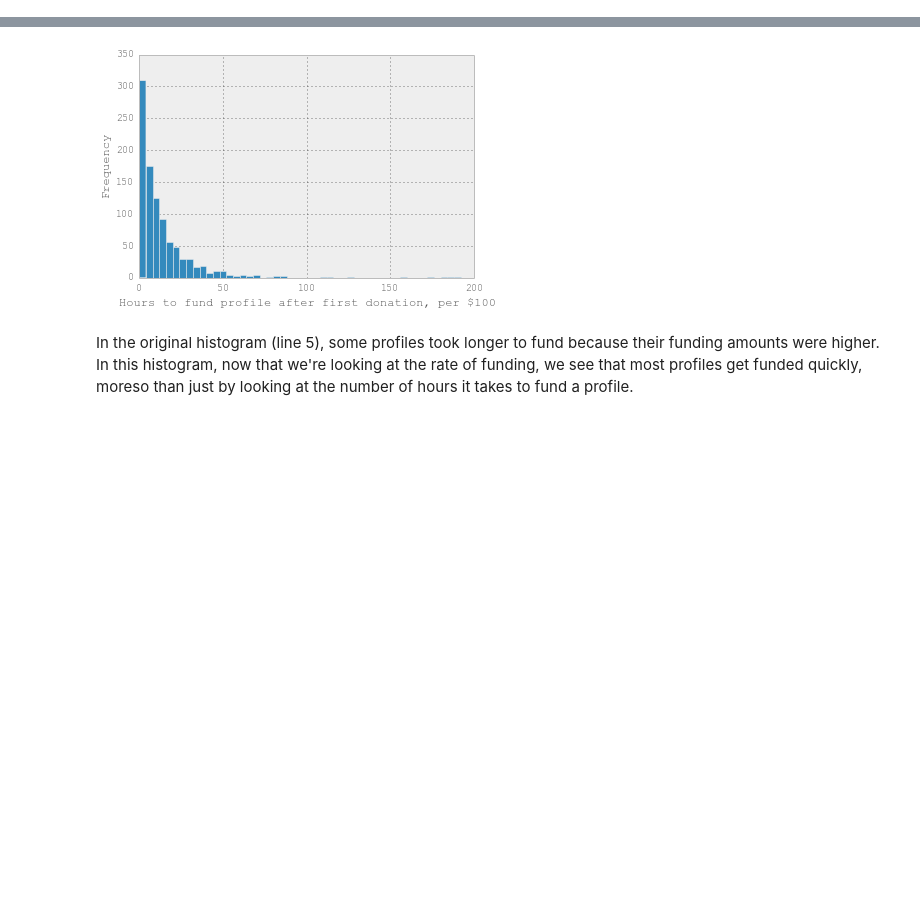
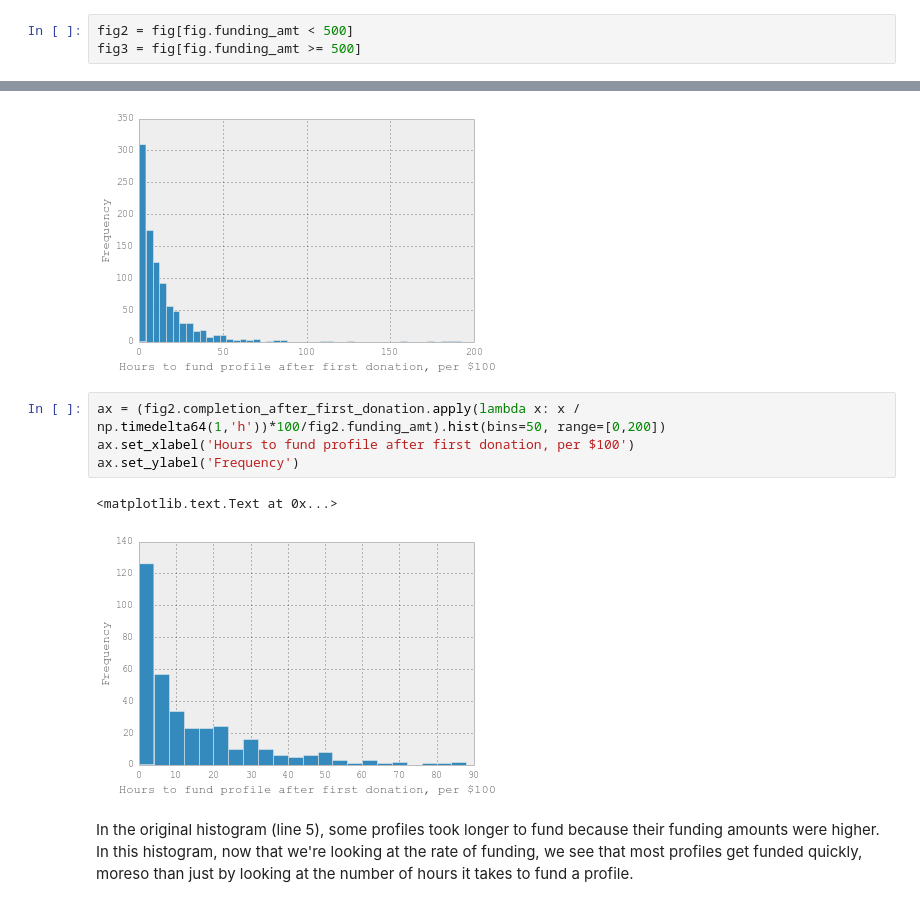
Before and after one commit to aok1425/modeling_funding_curves, a Jupyter notebook: Segmenting profiles by funding pattern.ipynb, the cells around one changed output, grey strips where cells are left out. Drawn from its saved outputs; the diff is of its cells as text; blank space fills up the shorter version.

```diff
--- a/Segmenting profiles by funding pattern.ipynb
+++ b/Segmenting profiles by funding pattern.ipynb
@@ -91,6 +91,9 @@ ax.set_ylabel('Frequency')
 Many of the profiles have small (>$500) funding amounts. This could bias our understanding of how quickly profiles are funded, because profiles with smaller funding amounts may be funded more quickly than others.
 
 Let's control for the funding amount.
+# %%
+fig2 = fig[fig.funding_amt < 500]
+fig3 = fig[fig.funding_amt >= 500]
 # %%
 ax = (fig.completion_after_first_donation.apply(lambda x: x / np.timedelta64(1,'h'))*100/fig.funding_amt).hist(bins=50, range=[0,200])
 ax.set_xlabel('Hours to fund profile after first donation, per $100')
@@ -98,6 +101,13 @@ ax.set_ylabel('Frequency')
 # %% [output]
 <matplotlib.text.Text at 0x...>
 [figure]
+# %%
+ax = (fig2.completion_after_first_donation.apply(lambda x: x / np.timedelta64(1,'h'))*100/fig2.funding_amt).hist(bins=50, range=[0,200])
+ax.set_xlabel('Hours to fund profile after first donation, per $100')
+ax.set_ylabel('Frequency')
+# %% [output]
+<matplotlib.text.Text at 0x...>
+[figure, added]
 # %% [markdown]
 In the original histogram (line 5), some profiles took longer to fund because their funding amounts were higher. In this histogram, now that we're looking at the rate of funding, we see that most profiles get funded quickly, moreso than just by looking at the number of hours it takes to fund a profile.
 # %% [markdown]
```
Also changed, not shown: parts of 22 cells of this notebook.
